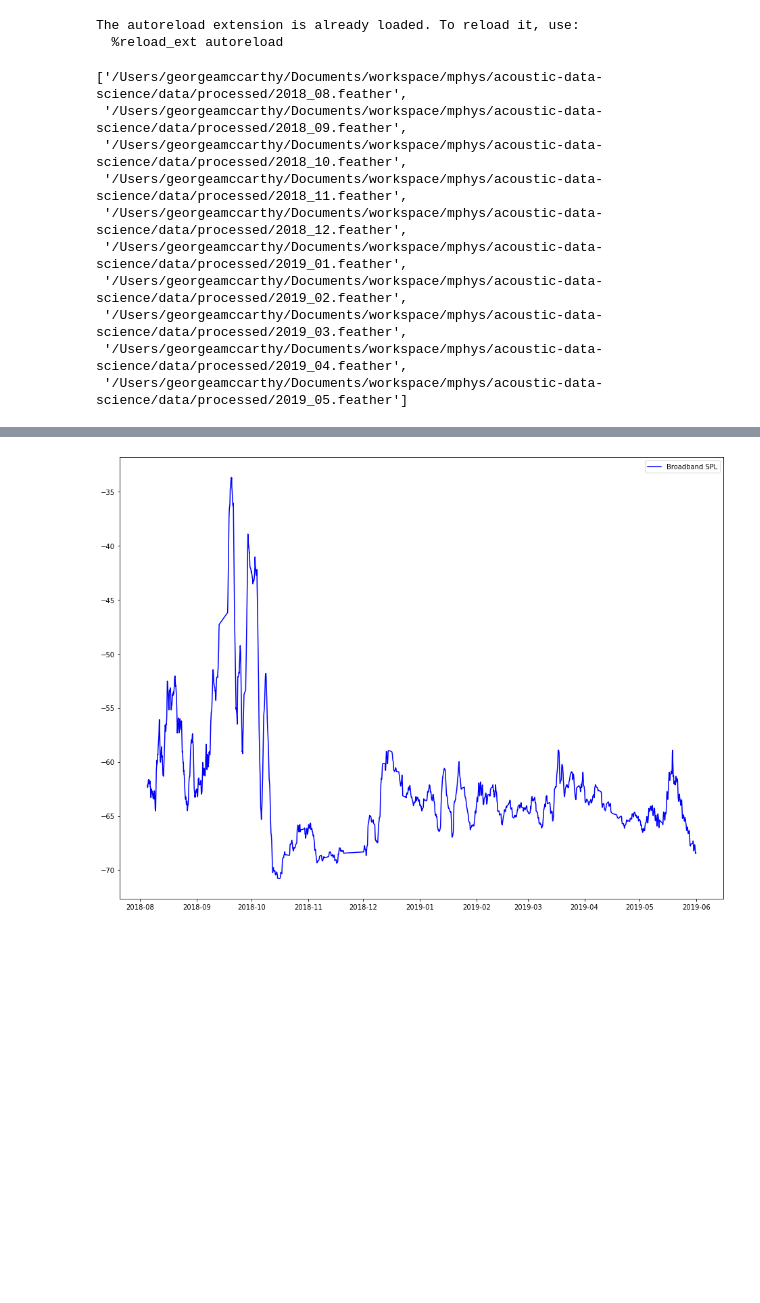
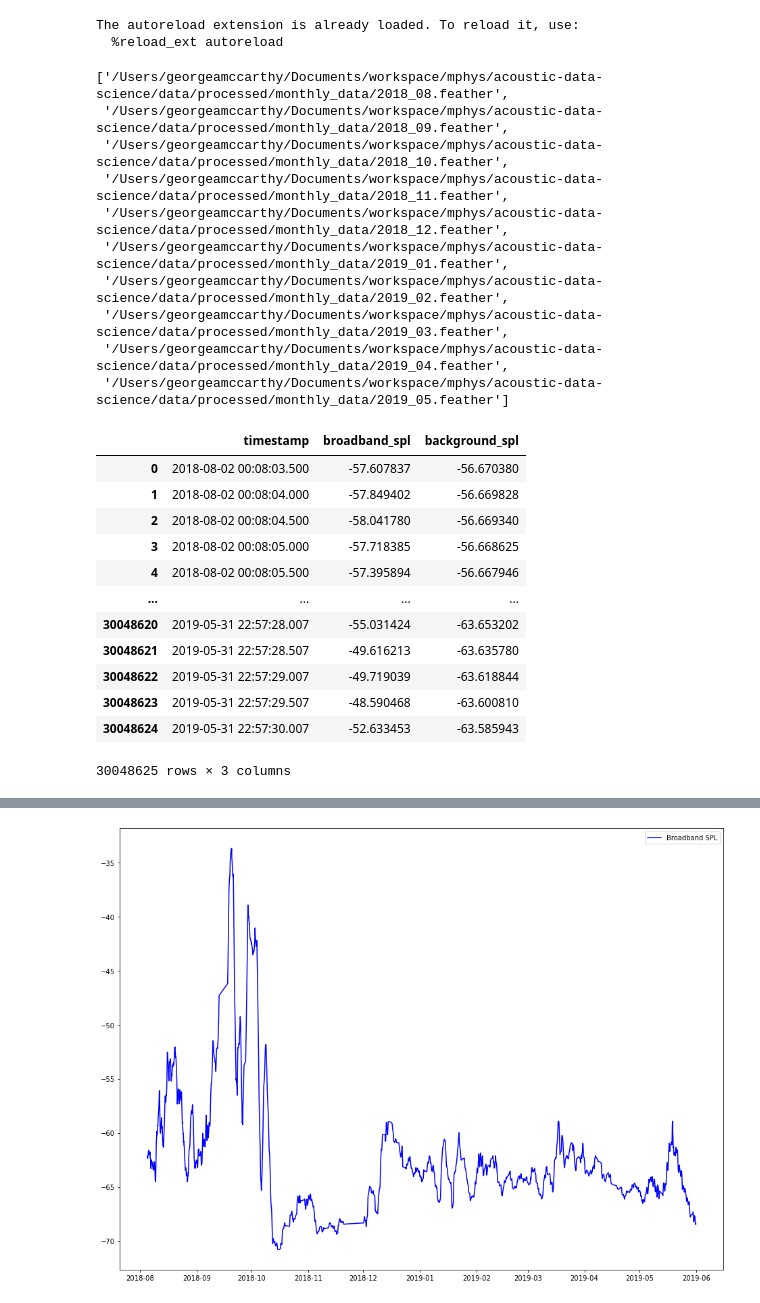
Before and after one commit to georgeamccarthy/acoustic-data-science-cambay, a Jupyter notebook: notebooks/12-GM-plot_spl_whole_year.ipynb, the cells around one changed output, grey strips where cells are left out. Saved outputs shown, nothing was run; the diff lists cells and outputs as text; code cells hidden in the pictures; blank space fills up the shorter version.

```diff
--- a/notebooks/12-GM-plot_spl_whole_year.ipynb
+++ b/notebooks/12-GM-plot_spl_whole_year.ipynb
@@ -15,19 +15,19 @@ import matplotlib.pyplot as plt
 The autoreload extension is already loaded. To reload it, use:
   %reload_ext autoreload
 # %%
-feather_paths = helpers.get_feather_paths(config.processed_data_path)
+feather_paths = helpers.get_feather_paths(config.processed_data_path + '/monthly_data')
 feather_paths
 # %% [output]
-['/Users/georgeamccarthy/Documents/workspace/mphys/acoustic-data-science/data/processed/2018_08.feather',
- '/Users/georgeamccarthy/Documents/workspace/mphys/acoustic-data-science/data/processed/2018_09.feather',
- '/Users/georgeamccarthy/Documents/workspace/mphys/acoustic-data-science/data/processed/2018_10.feather',
- '/Users/georgeamccarthy/Documents/workspace/mphys/acoustic-data-science/data/processed/2018_11.feather',
- '/Users/georgeamccarthy/Documents/workspace/mphys/acoustic-data-science/data/processed/2018_12.feather',
- '/Users/georgeamccarthy/Documents/workspace/mphys/acoustic-data-science/data/processed/2019_01.feather',
- '/Users/georgeamccarthy/Documents/workspace/mphys/acoustic-data-science/data/processed/2019_02.feather',
- '/Users/georgeamccarthy/Documents/workspace/mphys/acoustic-data-science/data/processed/2019_03.feather',
- '/Users/georgeamccarthy/Documents/workspace/mphys/acoustic-data-science/data/processed/2019_04.feather',
- '/Users/georgeamccarthy/Documents/workspace/mphys/acoustic-data-science/data/processed/2019_05.feather']
+['/Users/georgeamccarthy/Documents/workspace/mphys/acoustic-data-science/data/processed/monthly_data/2018_08.feather',
+ '/Users/georgeamccarthy/Documents/workspace/mphys/acoustic-data-science/data/processed/monthly_data/2018_09.feather',
+ '/Users/georgeamccarthy/Documents/workspace/mphys/acoustic-data-science/data/processed/monthly_data/2018_10.feather',
+ '/Users/georgeamccarthy/Documents/workspace/mphys/acoustic-data-science/data/processed/monthly_data/2018_11.feather',
+ '/Users/georgeamccarthy/Documents/workspace/mphys/acoustic-data-science/data/processed/monthly_data/2018_12.feather',
+ '/Users/georgeamccarthy/Documents/workspace/mphys/acoustic-data-science/data/processed/monthly_data/2019_01.feather',
+ '/Users/georgeamccarthy/Documents/workspace/mphys/acoustic-data-science/data/processed/monthly_data/2019_02.feather',
+ '/Users/georgeamccarthy/Documents/workspace/mphys/acoustic-data-science/data/processed/monthly_data/2019_03.feather',
+ '/Users/georgeamccarthy/Documents/workspace/mphys/acoustic-data-science/data/processed/monthly_data/2019_04.feather',
+ '/Users/georgeamccarthy/Documents/workspace/mphys/acoustic-data-science/data/processed/monthly_data/2019_05.feather']
 # %%
 df_generator = (pd.read_feather(feather_path, columns=['timestamp', 'broadband_spl', 'background_spl']) for feather_path in feather_paths)
 df = pd.concat(df_generator, ignore_index=True)
@@ -34,0 +35,16 @@ df.to_feather(path=os.path.join(config.processed_data_path, 'whole_year', 'whole
+# %%
+df
+# %% [output]
+|  | timestamp | broadband_spl | background_spl |
+| 0 | 2018-08-02 00:08:03.500 | -57.607837 | -56.670380 |
+| 1 | 2018-08-02 00:08:04.000 | -57.849402 | -56.669828 |
+| 2 | 2018-08-02 00:08:04.500 | -58.041780 | -56.669340 |
+| 3 | 2018-08-02 00:08:05.000 | -57.718385 | -56.668625 |
+| 4 | 2018-08-02 00:08:05.500 | -57.395894 | -56.667946 |
+| ... | ... | ... | ... |
+| 30048620 | 2019-05-31 22:57:28.007 | -55.031424 | -63.653202 |
+| 30048621 | 2019-05-31 22:57:28.507 | -49.616213 | -63.635780 |
+| 30048622 | 2019-05-31 22:57:29.007 | -49.719039 | -63.618844 |
+| 30048623 | 2019-05-31 22:57:29.507 | -48.590468 | -63.600810 |
+| 30048624 | 2019-05-31 22:57:30.007 | -52.633453 | -63.585943 |
+30048625 rows × 3 columns
```
Also changed, not shown: parts of 12 cells of this notebook, 10 other files.
